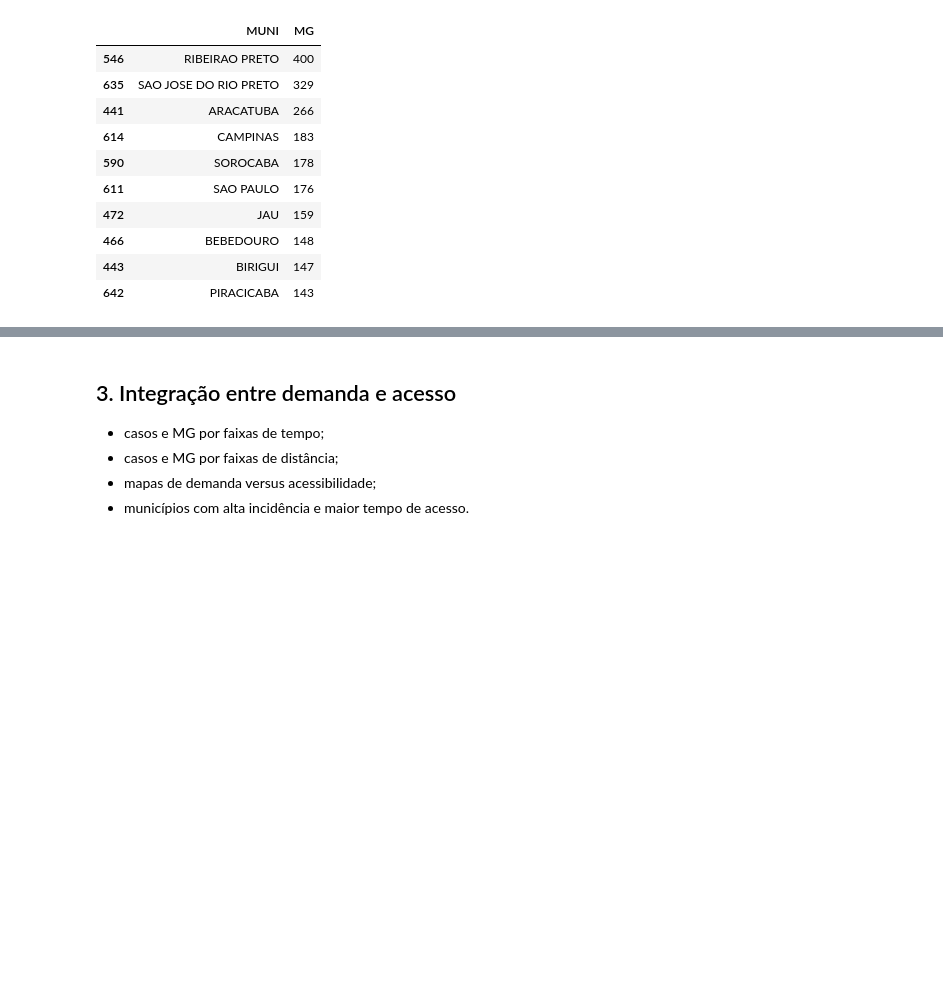
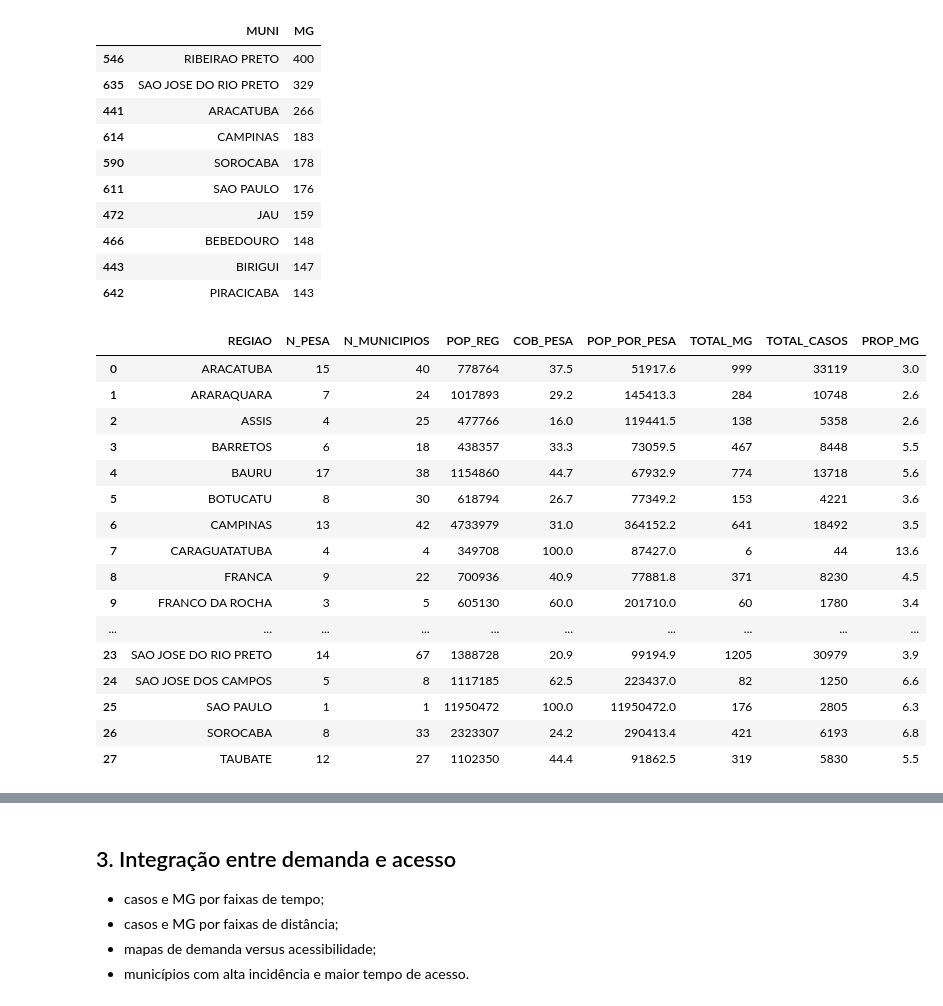
Before and after one commit to lucascgmermano/escorpiao_pesa, a Jupyter notebook: Quadro2/06-analise_01.ipynb, the cells around one changed output, grey strips where cells are left out. Drawn from its saved outputs; the diff is of its cells as text; code cells hidden in the pictures; blank space fills up the shorter version.

```diff
--- a/Quadro2/06-analise_01.ipynb
+++ b/Quadro2/06-analise_01.ipynb
@@ -167,16 +178,41 @@ df.loc[:, ['MUNI', 'MG']].nlargest(10, 'MG')
 | 443 | BIRIGUI | 147 |
 | 642 | PIRACICABA | 143 |
 # %%
-# Total MG e Proporção por Região (REVISAR)
+# Total MG e Proporção por Região
 
-dfReg = (
+temporaria = (
     df.groupby('REGIAO', as_index=False)
       .agg(
           TOTAL_MG=('MG', 'sum'),
           TOTAL_CASOS=('TOTAL_CASOS', 'sum')
       )
 )
+temporaria['PROP_MG'] = (
+    temporaria['TOTAL_MG'] / temporaria['TOTAL_CASOS'] * 100
+).round(1)
 
-dfReg['PROP_MG'] = (
-    dfReg['TOTAL_MG'] / dfReg['TOTAL_CASOS'] * 100
-).round(1)
+dfReg = dfReg.merge(
+    temporaria,
+    on='REGIAO',
+    how='left'
+)
+
+dfReg
+# %% [output]
+|  | REGIAO | N_PESA | N_MUNICIPIOS | POP_REG | COB_PESA | POP_POR_PESA | TOTAL_MG | TOTAL_CASOS | PROP_MG |
+| 0 | ARACATUBA | 15 | 40 | 778764 | 37.5 | 51917.6 | 999 | 33119 | 3.0 |
+| 1 | ARARAQUARA | 7 | 24 | 1017893 | 29.2 | 145413.3 | 284 | 10748 | 2.6 |
+| 2 | ASSIS | 4 | 25 | 477766 | 16.0 | 119441.5 | 138 | 5358 | 2.6 |
+| 3 | BARRETOS | 6 | 18 | 438357 | 33.3 | 73059.5 | 467 | 8448 | 5.5 |
+| 4 | BAURU | 17 | 38 | 1154860 | 44.7 | 67932.9 | 774 | 13718 | 5.6 |
+| 5 | BOTUCATU | 8 | 30 | 618794 | 26.7 | 77349.2 | 153 | 4221 | 3.6 |
+| 6 | CAMPINAS | 13 | 42 | 4733979 | 31.0 | 364152.2 | 641 | 18492 | 3.5 |
+| 7 | CARAGUATATUBA | 4 | 4 | 349708 | 100.0 | 87427.0 | 6 | 44 | 13.6 |
+| 8 | FRANCA | 9 | 22 | 700936 | 40.9 | 77881.8 | 371 | 8230 | 4.5 |
+| 9 | FRANCO DA ROCHA | 3 | 5 | 605130 | 60.0 | 201710.0 | 60 | 1780 | 3.4 |
+| ... | ... | ... | ... | ... | ... | ... | ... | ... | ... |
+| 23 | SAO JOSE DO RIO PRETO | 14 | 67 | 1388728 | 20.9 | 99194.9 | 1205 | 30979 | 3.9 |
+| 24 | SAO JOSE DOS CAMPOS | 5 | 8 | 1117185 | 62.5 | 223437.0 | 82 | 1250 | 6.6 |
+| 25 | SAO PAULO | 1 | 1 | 11950472 | 100.0 | 11950472.0 | 176 | 2805 | 6.3 |
+| 26 | SOROCABA | 8 | 33 | 2323307 | 24.2 | 290413.4 | 421 | 6193 | 6.8 |
+| 27 | TAUBATE | 12 | 27 | 1102350 | 44.4 | 91862.5 | 319 | 5830 | 5.5 |
```
Also changed, not shown: parts of 12 cells of this notebook, 1 other file.
